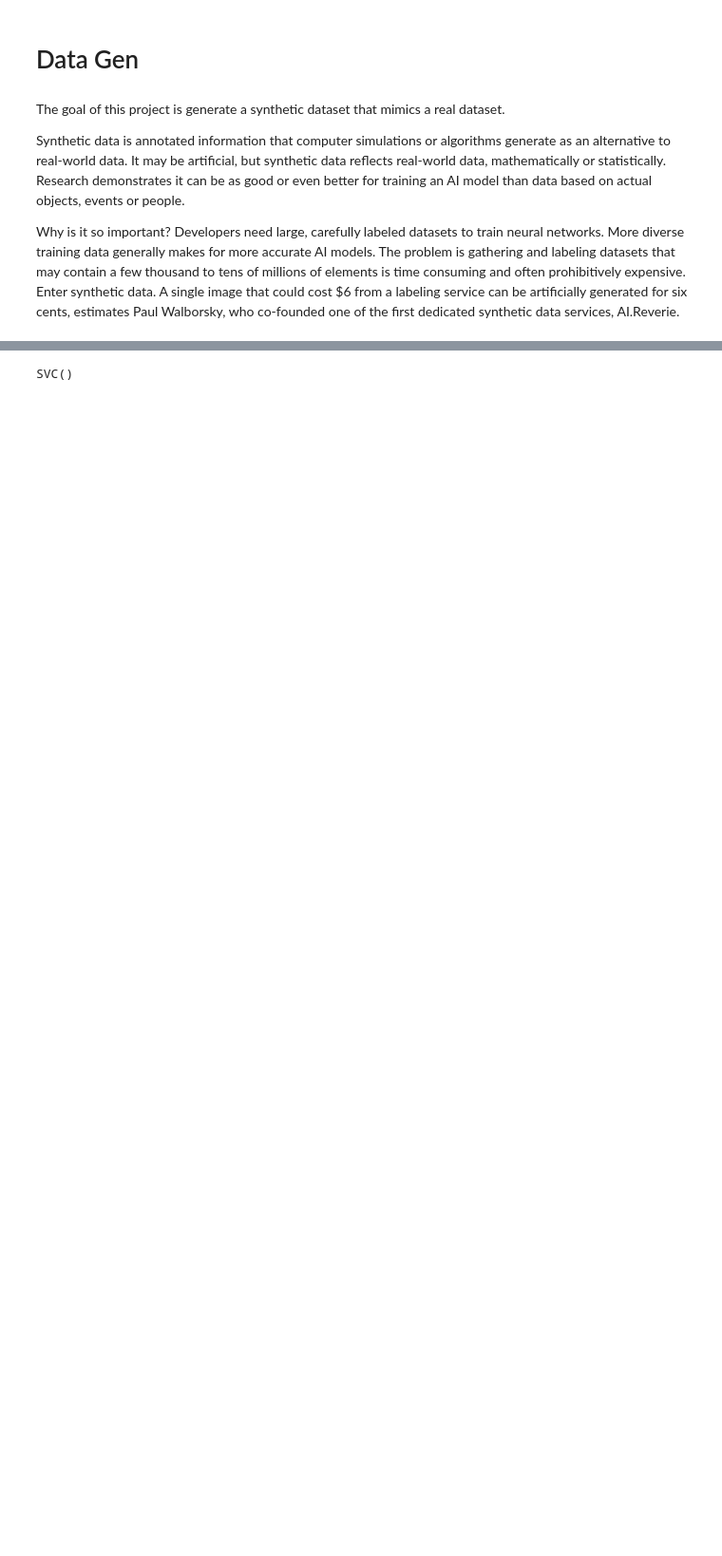
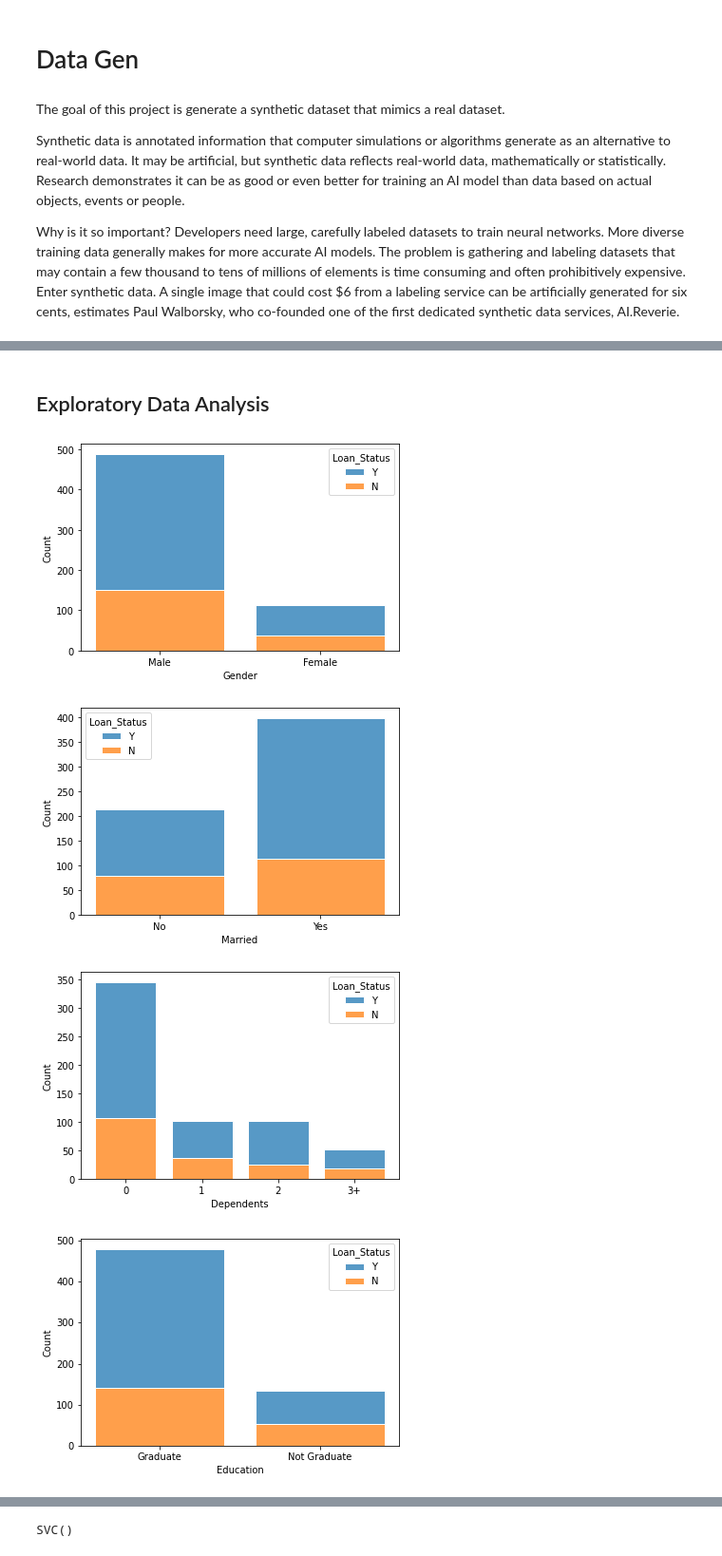
Before and after one commit to avedmala/data-gen, a Jupyter notebook: main.ipynb, the cells around one changed output, grey strips where cells are left out. Shown at 95% size. Saved outputs shown, nothing was run; the diff lists cells and outputs as text; code cells hidden in the pictures; blank space fills up the shorter version.

```diff
--- a/main.ipynb
+++ b/main.ipynb
@@ -38,0 +30,3 @@ data
+# %%
+data = pd.read_csv("loan_approval_data.csv")
+data
@@ -38,0 +65,3 @@ data
+# %%
+data = data.drop(['Loan_ID'], axis=1)
+data
@@ -38,0 +82,26 @@ data
+# %% [markdown]
+## Exploratory Data Analysis
+# %%
+for col in data.columns:
+    if len(data[col].value_counts()) < 10:
+        #sns.histplot(data=data, x=col, hue = "Loan_Status")
+        sns.histplot(
+            data,
+            x=col,
+            # Use the value variable here to turn histogram counts into weighted
+            # values.
+            hue='Loan_Status',
+            multiple='stack',
+            # Add white borders to the bars.
+            edgecolor='white',
+            # Shrink the bars a bit so they don't touch.
+            shrink=0.8
+        )
+    else:
+        sns.violinplot(data=data, x=col, color = 'green')
+    plt.show()
+# %% [output]
+[figure, added]
+[figure, added]
+[figure, added]
+[figure, added]
```
Also changed, not shown: parts of 44 cells of this notebook.
